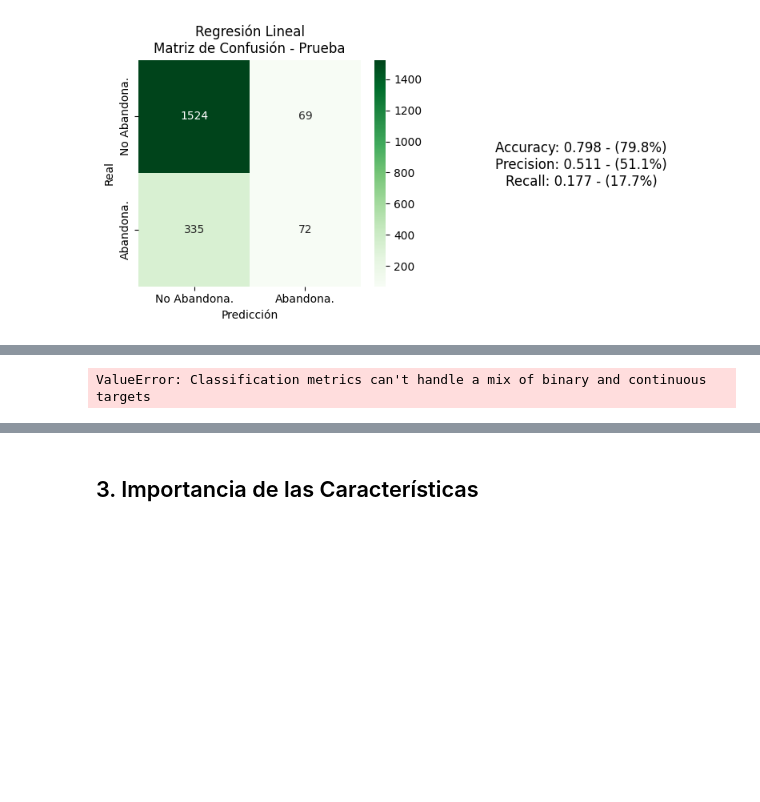
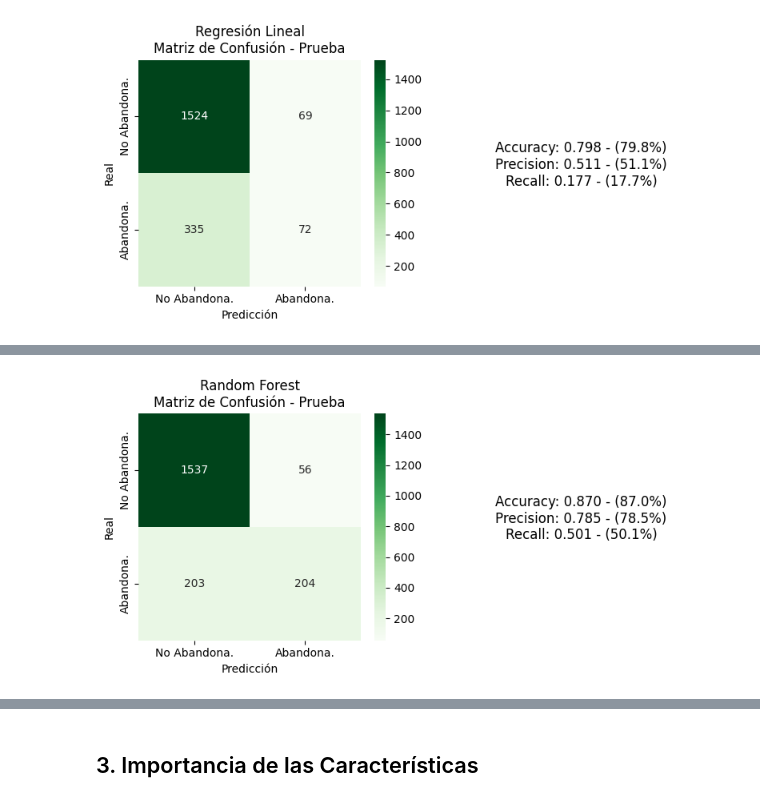
Before and after one commit to nivachasa/Reto_Bootcamp, a Jupyter notebook: Reto_Bootcamp.ipynb, the cells around one changed output, grey strips where cells are left out. Cells and saved outputs as stored; diff of their text form; code cells hidden in the pictures; blank space fills up the shorter version.

```diff
--- a/Reto_Bootcamp.ipynb
+++ b/Reto_Bootcamp.ipynb
@@ -1020,7 +1021,7 @@ ValueError: Classification metrics can't handle a mix of binary and continuous t
 # %%
-plot_confusion_matrix_and_reports(y2_prueba, y_pred_prueba_rf, title = 'Random Forest\nMatriz de Confusión - Entrenamiento')
+plot_confusion_matrix_and_reports(y2_prueba, y_pred_prueba_rf, title = 'Random Forest\nMatriz de Confusión - Prueba', cmap=plt.cm.Greens )
 # %% [output]
-ValueError: Classification metrics can't handle a mix of binary and continuous targets
+[figure, added]
 # %% [markdown]
 <h4 style = "color: blue;"> • Interpretación: </h4>
 
```
Also changed, not shown: parts of 9 cells of this notebook.
